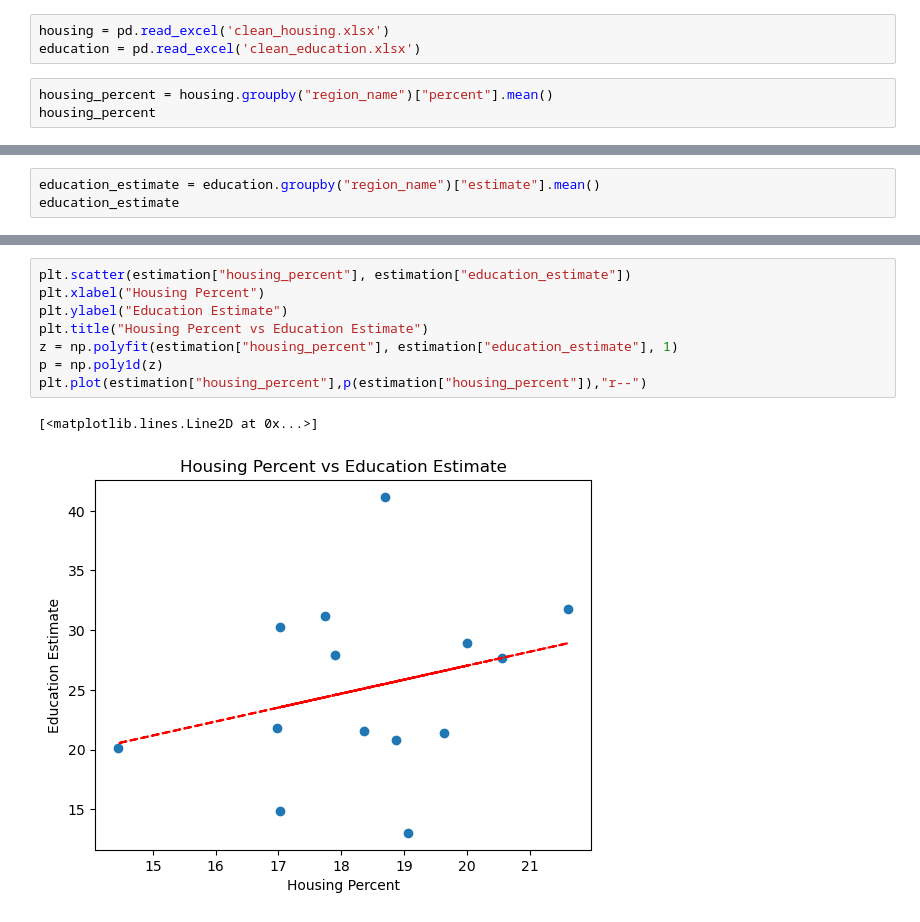
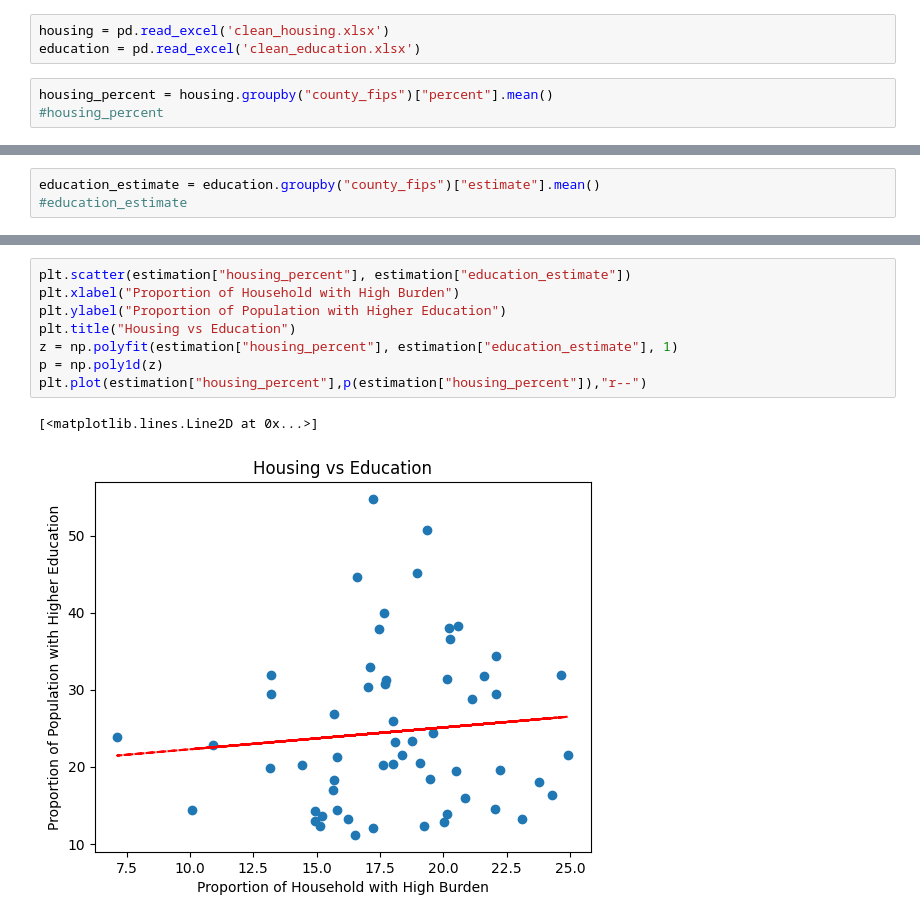
Before and after one commit to Naye312/Math189-group33, a Jupyter notebook: scatterplot.ipynb, the cells around one changed output, grey strips where cells are left out. Cells and saved outputs as stored; diff of their text form.

```diff
--- a/scatterplot.ipynb
+++ b/scatterplot.ipynb
@@ -7,5 +8,5 @@ import matplotlib.pyplot as plt
 housing = pd.read_excel('clean_housing.xlsx')
 education = pd.read_excel('clean_education.xlsx')
 # %%
-housing_percent = housing.groupby("region_name")["percent"].mean()
-housing_percent
+housing_percent = housing.groupby("county_fips")["percent"].mean()
+#housing_percent
@@ -29,3 +13,3 @@ Name: percent, dtype: float64
 # %%
-education_estimate = education.groupby("region_name")["estimate"].mean()
-education_estimate
+education_estimate = education.groupby("county_fips")["estimate"].mean()
+#education_estimate
@@ -69,11 +19,11 @@ estimation
 # %%
 plt.scatter(estimation["housing_percent"], estimation["education_estimate"])
-plt.xlabel("Housing Percent")
-plt.ylabel("Education Estimate")
-plt.title("Housing Percent vs Education Estimate")
+plt.xlabel("Proportion of Household with High Burden")
+plt.ylabel("Proportion of Population with Higher Education")
+plt.title("Housing vs Education")
 z = np.polyfit(estimation["housing_percent"], estimation["education_estimate"], 1)
 p = np.poly1d(z)
 plt.plot(estimation["housing_percent"],p(estimation["housing_percent"]),"r--")
 # %% [output]
 [<matplotlib.lines.Line2D at 0x...>]
-[figure, old version]
+[figure, new version]
```
Also changed, not shown: parts of 5 cells of this notebook.
